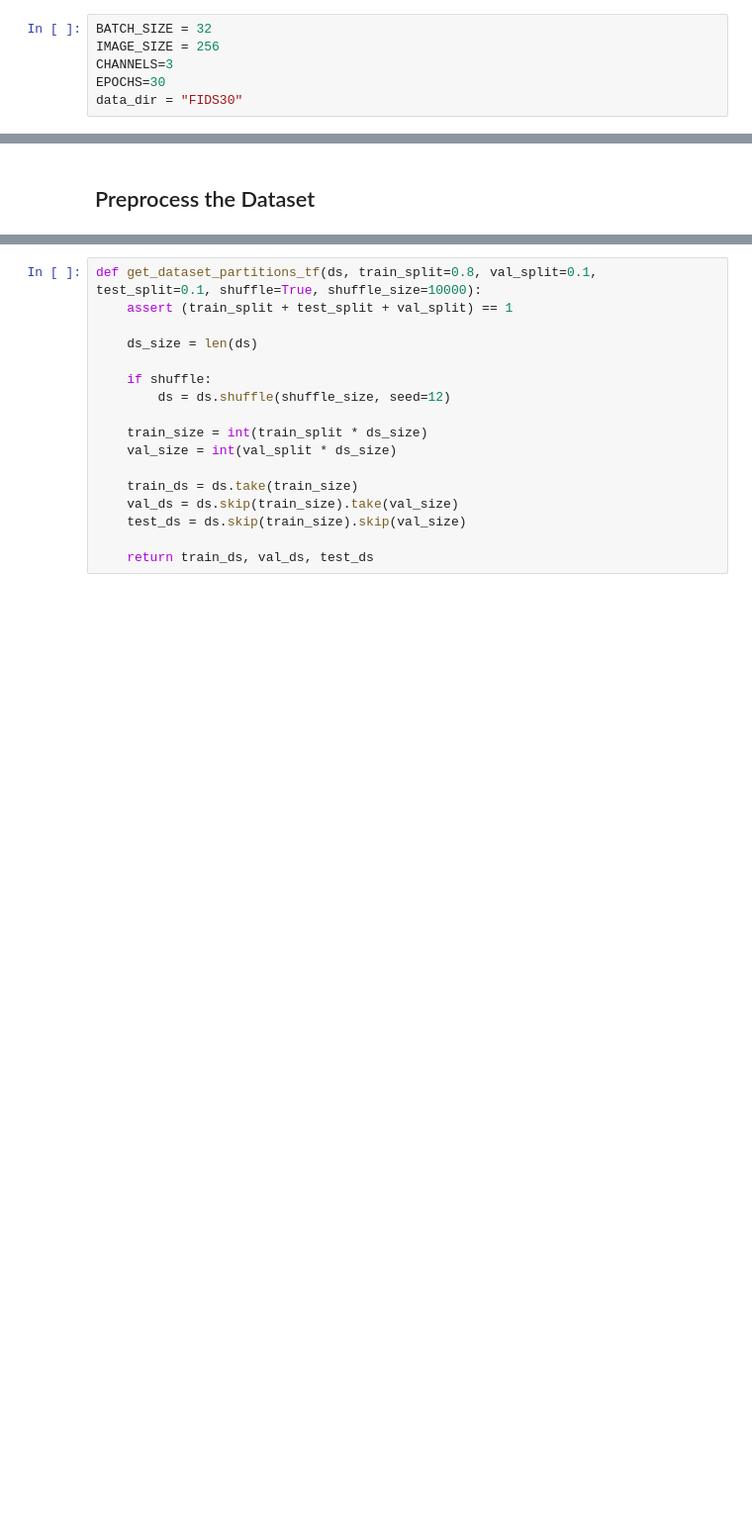
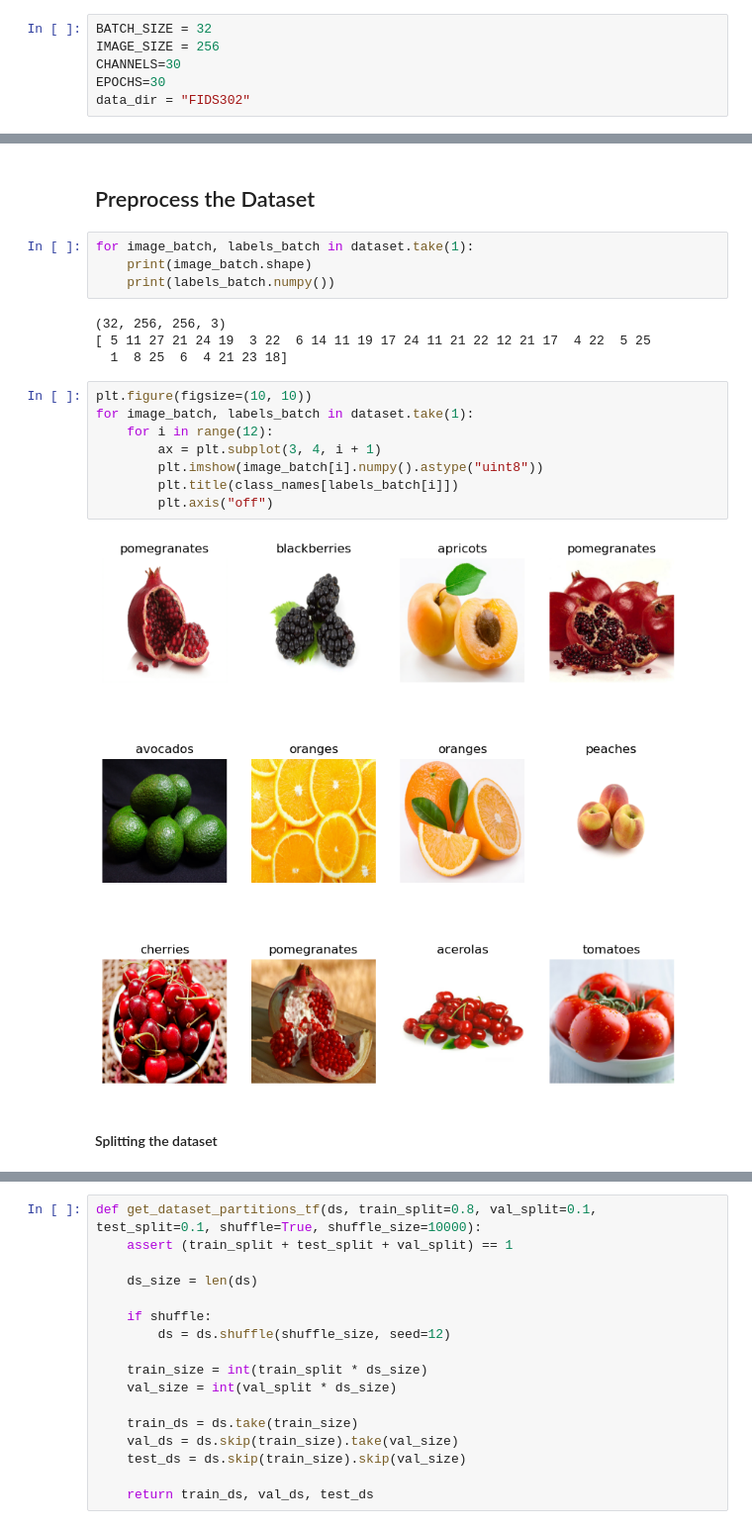
Before and after one commit to atwanzireT/AI_assignment, a Jupyter notebook: model.ipynb, the cells around one changed output, grey strips where cells are left out. Shown at 99% size. Cells and saved outputs as stored; diff of their text form; blank space fills up the shorter version.

```diff
--- a/model.ipynb
+++ b/model.ipynb
@@ -15,9 +11,9 @@ C:\Users\fedora\AppData\Local\Programs\Python\Python311\Lib\site-packages\numpy\
 # %%
 BATCH_SIZE = 32
 IMAGE_SIZE = 256
-CHANNELS=3
+CHANNELS=30
 EPOCHS=30
-data_dir = "FIDS30"
+data_dir = "FIDS302"
 # %% [markdown]
 ## Importing the Dataset
 # %%
@@ -54,5 +52,25 @@ class_names
 # %% [markdown]
 ## Preprocess the Dataset
+# %%
+for image_batch, labels_batch in dataset.take(1):
+    print(image_batch.shape)
+    print(labels_batch.numpy())
+# %% [output]
+(32, 256, 256, 3)
+[ 5 11 27 21 24 19  3 22  6 14 11 19 17 24 11 21 22 12 21 17  4 22  5 25
+  1  8 25  6  4 21 23 18]
+# %%
+plt.figure(figsize=(10, 10))
+for image_batch, labels_batch in dataset.take(1):
+    for i in range(12):
+        ax = plt.subplot(3, 4, i + 1)
+        plt.imshow(image_batch[i].numpy().astype("uint8"))
+        plt.title(class_names[labels_batch[i]])
+        plt.axis("off")
+# %% [output]
+[figure, added]
+# %% [markdown]
+#### Splitting the dataset
 # %%
 len(dataset)
 # %% [output]
```
Also changed, not shown: parts of 31 cells of this notebook, 6 other files.
